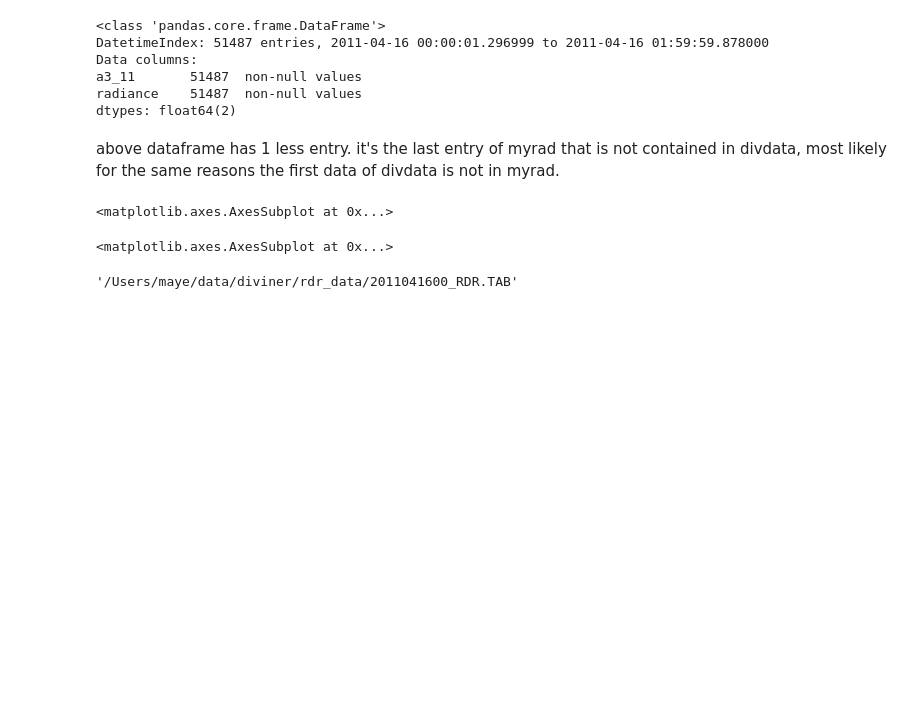
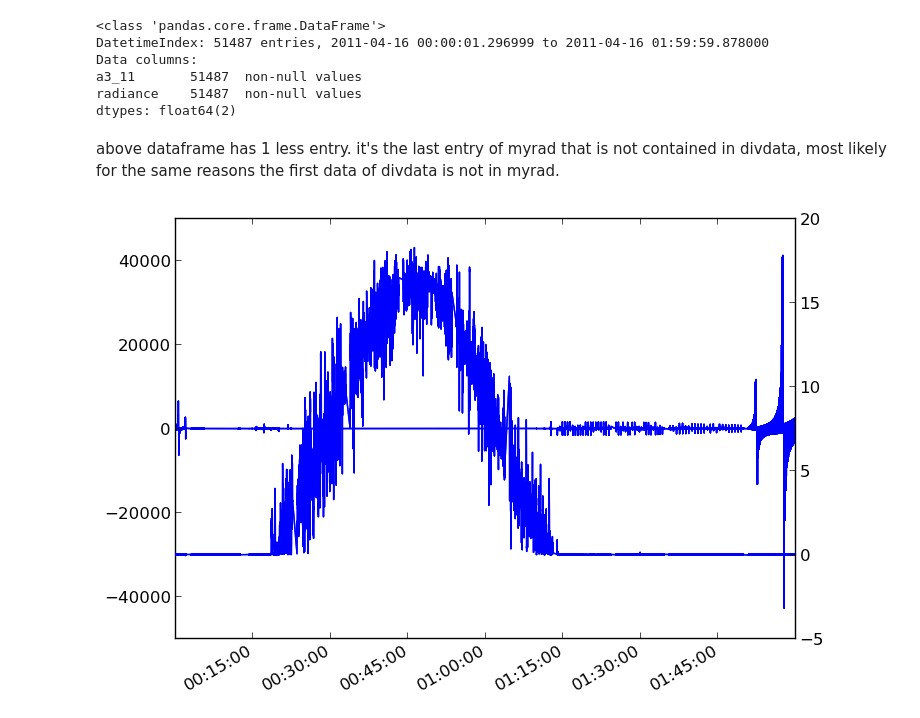
Before and after one commit to lro-diviner/divcalib, a Jupyter notebook: old vs new.ipynb, the cells around one changed output. Saved outputs shown, nothing was run; the diff lists cells and outputs as text; code cells hidden in the pictures; blank space fills up the shorter version.

```diff
--- a/old vs new.ipynb
+++ b/old vs new.ipynb
@@ -38,9 +37,6 @@ compare.rel_error = compare.rel_error*100
 # %%
 compare.rel_error.plot()
 compare.old.plot(secondary_y=True)
+display(gcf())
 # %% [output]
-<matplotlib.axes.AxesSubplot at 0x...>
+[figure, added]
-# %%
-compare[['old','new']].plot(style='.', ms = 12)
-# %% [output]
-<matplotlib.axes.AxesSubplot at 0x...>
@@ -51,4 +42,0 @@ fname = pump.gen_fnames().next()
-# %%
-fname
-# %% [output]
-'/Users/maye/data/diviner/rdr_data/2011041600_RDR.TAB'
```
Also changed, not shown: parts of 22 cells of this notebook, 1 other file.
